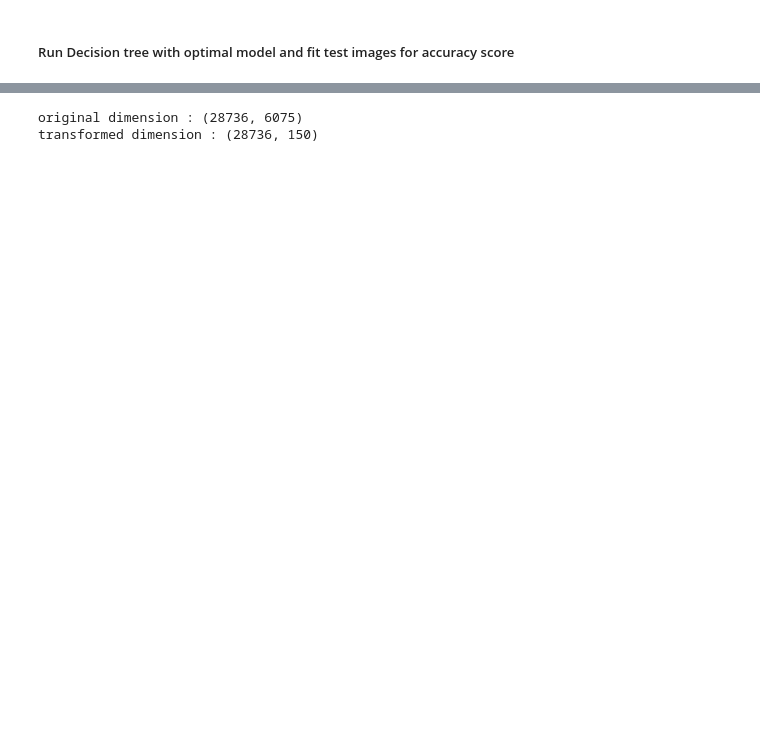
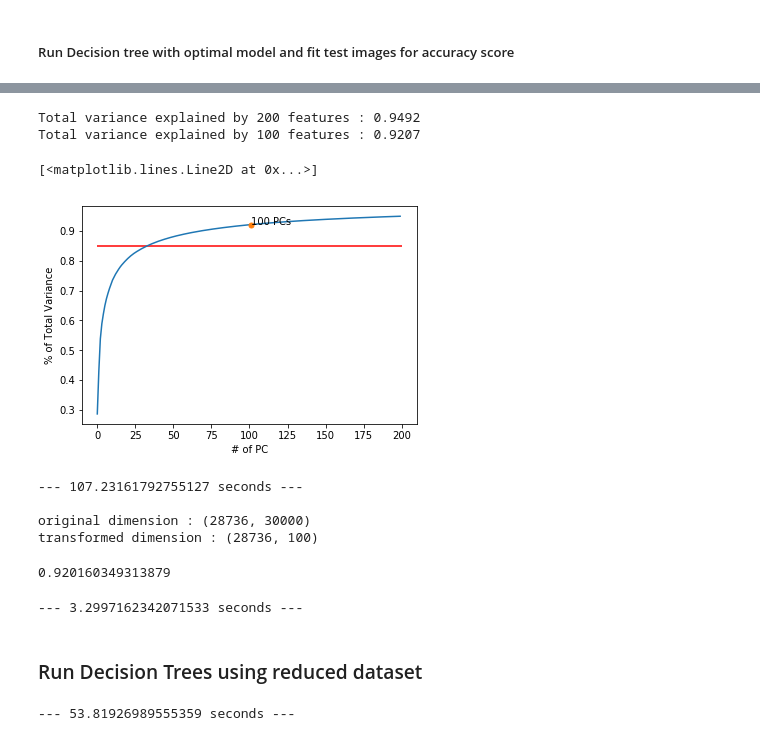
Before and after one commit to jyoon36/MScA_UChicago_Winter18_Datamining, a Jupyter notebook: Final_DM.ipynb, the cells around one changed output, grey strips where cells are left out. Drawn from its saved outputs; the diff is of its cells as text; code cells hidden in the pictures; blank space fills up the shorter version.

```diff
--- a/Final_DM.ipynb
+++ b/Final_DM.ipynb
@@ -181,8 +183,64 @@ Total variance explained by 150 features : 0.95
+# %%
+total_variance_train = sum(pca_train.explained_variance_ratio_)
+
+print("Total variance explained by 200 features : {:.4f}".format(total_variance_train))
+print("Total variance explained by 100 features : {:.4f}".format(sum(pca_train.explained_variance_ratio_[0:101])))
+
+# plot cumsum of explained variance
+plt.plot(np.cumsum(pca_train.explained_variance_ratio_))
+plt.xlabel('# of PC')
+plt.ylabel('% of Total Variance')
+plt.hlines(0.85,0,200,colors='r', label='85%')
+plt.text(101,sum(pca_train.explained_variance_ratio_[0:101]),'100 PCs')
+plt.plot(101,sum(pca_train.explained_variance_ratio_[0:101]),'.',markersize=10)
+# %% [output]
+Total variance explained by 200 features : 0.9492
+Total variance explained by 100 features : 0.9207
+[<matplotlib.lines.Line2D at 0x...>]
+[figure, added]
 # %%
-# transform original data with 6075 dimensions into 150 dimensions
+# transform original data with 6075 dimensions into 100 dimensions
+start_time = time.time()
+
+# create PCA classifier
+pca_clf = PCA(n_components = 100)
+pca_train = pca_clf.fit(images_train)
 pca_train_transform = pca_train.transform(images_train)
+print("--- %s seconds ---\n" % (time.time() - start_time))
+
 print("original dimension : {}".format(images_train.shape))
 print("transformed dimension : {}".format(pca_train_transform.shape))
 # %% [output]
-original dimension : (28736, 6075)
-transformed dimension : (28736, 150)
+--- 107.23161792755127 seconds ---
+
+original dimension : (28736, 30000)
+transformed dimension : (28736, 100)
+# %%
+sum(pca_train.explained_variance_ratio_)
+# %% [output]
+0.920160349313879
+# %%
+start_time = time.time()
+
+# transform test images using PCA
+pca_test_transform = pca_train.transform(images_test)
+
+print("--- %s seconds ---" % (time.time() - start_time))
+# %% [output]
+--- 3.2997162342071533 seconds ---
+# %% [markdown]
+### Run Decision Trees using reduced dataset
+# %%
+start_time = time.time()
+
+# calculate accuracy score using different number of depth in Decision Tree
+tree_accuracy_pca= []
+for i in range(30,50,2):
+    tree = DecisionTreeClassifier(max_depth=i)
+    tree_fit = tree.fit(pca_train_transform, labels_train)
+    pred = tree.predict(pca_test_transform)
+    tree_accuracy_pca.append(accuracy_score(labels_test, pred))
+
+print("--- %s seconds ---" % (time.time() - start_time))
+# %% [output]
+--- 53.81926989555359 seconds ---
```
Also changed, not shown: parts of 32 cells of this notebook.
